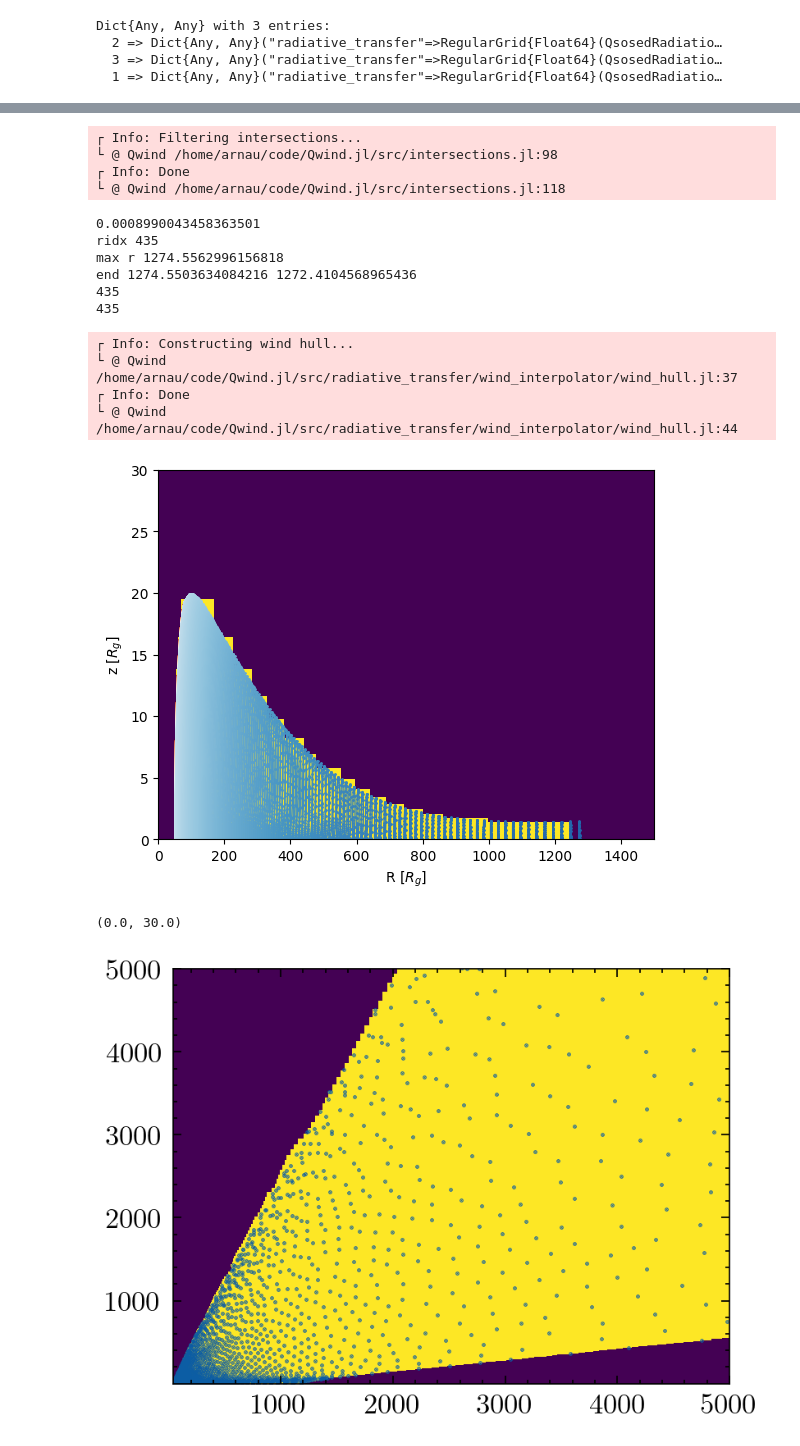
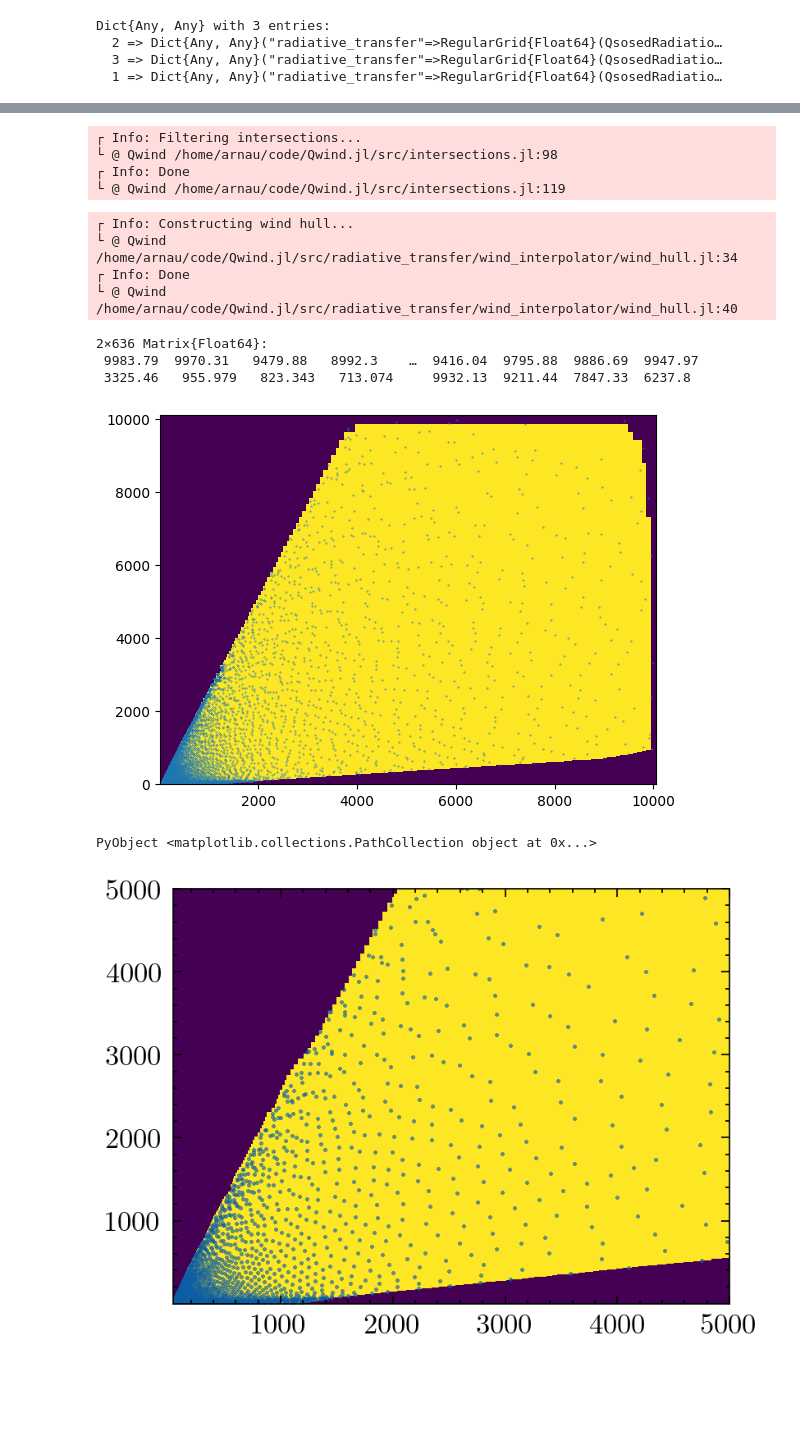
Before and after one commit to arnauqb/Qwind.jl, a Jupyter notebook: papers/paper2/rt_plots.ipynb, the cells around one changed output, grey strips where cells are left out. Saved outputs shown, nothing was run; the diff lists cells and outputs as text; code cells hidden in the pictures; blank space fills up the shorter version.

Commit message:
Solved bug in WindHull with large radii

```diff
--- a/papers/paper2/rt_plots.ipynb
+++ b/papers/paper2/rt_plots.ipynb
@@ -66,5 +81,5 @@ Dict{Any, Any} with 3 entries:
 # %%
-it_num = 1
+it_num = 2
 integrators = iterations_dict[it_num]["integrators"]
 r, z, _, _, _ = reduce_integrators(integrators, no_interpolation=true);
 r0 = [integ.p.r0 for integ in integrators];
@@ -72,32 +87,34 @@ r0 = [integ.p.r0 for integ in integrators];
 ┌ Info: Filtering intersections...
 └ @ Qwind /home/arnau/code/Qwind.jl/src/intersections.jl:98
 ┌ Info: Done
-└ @ Qwind /home/arnau/code/Qwind.jl/src/intersections.jl:118
+└ @ Qwind /home/arnau/code/Qwind.jl/src/intersections.jl:119
 # %%
 reduced_integrators = Qwind.reduce_integrators_individual(integrators, no_interpolation=true);
 # %%
 hull, points = construct_wind_hull(r, z, r0, sigdigits=6);
 # %% [output]
-0.0008990043458363501
-ridx 435
-max r 1274.5562996156818
-end 1274.5503634084216 1272.4104568965436
-435
-435
+┌ Info: Constructing wind hull...
+└ @ Qwind /home/arnau/code/Qwind.jl/src/radiative_transfer/wind_interpolator/wind_hull.jl:34
+┌ Info: Done
+└ @ Qwind /home/arnau/code/Qwind.jl/src/radiative_transfer/wind_interpolator/wind_hull.jl:40
-┌ Info: Constructing wind hull...
-└ @ Qwind /home/arnau/code/Qwind.jl/src/radiative_transfer/wind_interpolator/wind_hull.jl:37
-┌ Info: Done
-└ @ Qwind /home/arnau/code/Qwind.jl/src/radiative_transfer/wind_interpolator/wind_hull.jl:44
+# %%
+vs = hull.vertices
+vs = reduce(hcat, vs)
+# %% [output]
+2×636 Matrix{Float64}:
+ 9983.79  9970.31   9479.88   8992.3    …  9416.04  9795.88  9886.69  9947.97
+ 3325.46   955.979   823.343   713.074     9932.13  9211.44  7847.33  6237.8
 # %%
-fig, ax = QwindPlotting.plot_wind_hull(hull, rmax=1500, zmax=30)
-QwindPlotting.plot_streamlines(iterations_dict[1]["integrators"], fig=fig, ax=ax)
+fig, ax = QwindPlotting.plot_wind_hull(hull, rmax=10000, zmax=10000, nr=1000, nz=1000)
+#QwindPlotting.plot_streamlines(iterations_dict[1]["integrators"], fig=fig, ax=ax)
 ps = reduce(hcat, points)
-#ax.scatter(ps[1,:], ps[2,:])
-ax.set_xlim(0, 1500)
-ax.set_ylim(0, 30)
+ax.scatter(ps[1,:], ps[2,:], s=0.1)
+#ax.scatter(vs[1,:], vs[2,:], s=1, color="red")
+#ax.set_xlim(0, 1500)
+#ax.set_ylim(0, 30)
 # %% [output]
-[figure, old version]
+[figure, new version]
-(0.0, 30.0)
+PyObject <matplotlib.collections.PathCollection object at 0x...>
 # %%
 fig, ax = plt.subplots()
 pss = reduce(hcat, ps)
```
Also changed, not shown: parts of 4 cells of this notebook, 1 other file.
